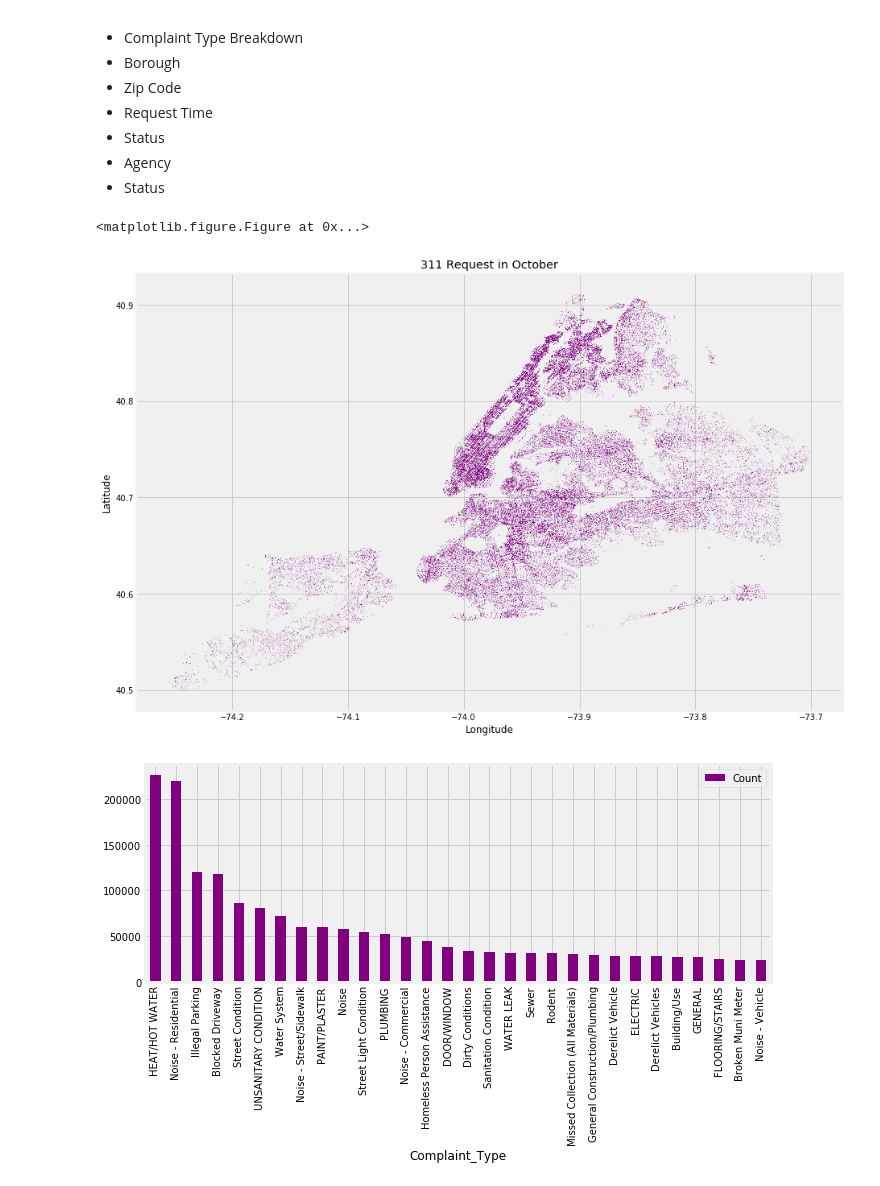
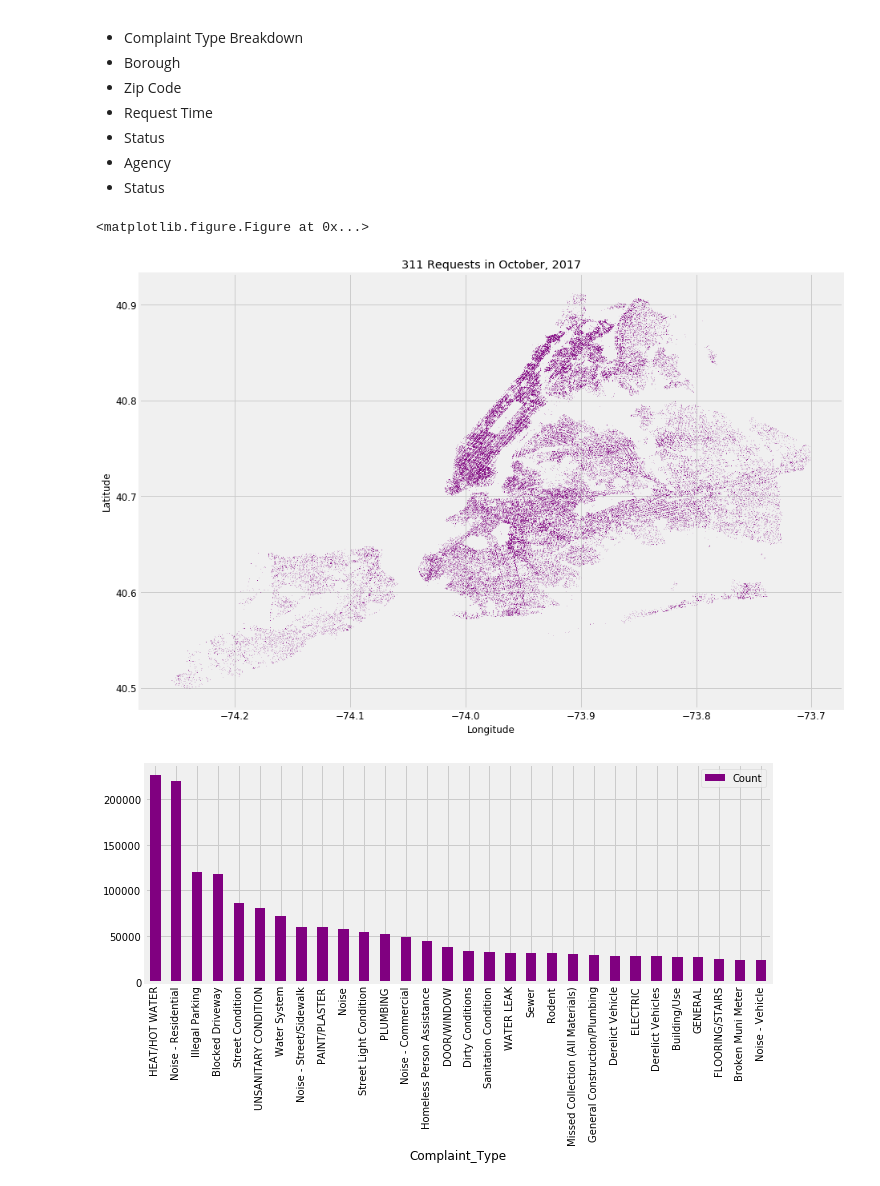
Before and after one commit to ianxxiao/civic_analytics, a Jupyter notebook: 311_Model.ipynb, the cells around one changed output. Saved outputs shown, nothing was run; the diff lists cells and outputs as text; code cells hidden in the pictures.

Commit message:
Updated Visual

```diff
--- a/311_Model.ipynb
+++ b/311_Model.ipynb
@@ -335,15 +335,16 @@ ADS[["Incident_Zip", "Complaint_Type", "Zhvi"]].sample(10)
 # %%
 figure(figsize=(14,8));
 
 ADS[(ADS.Open_Month == 10)].plot(kind='scatter',
                                 x='Longitude', y='Latitude',
                                 s=.04, alpha=.5,
                                 color = "purple",
                                 figsize=(14,10),
-                                title = "311 Request in October");
+                                title = "311 Requests in October, 2017",
+                                fontsize = 12);
 # %% [output]
 <matplotlib.figure.Figure at 0x...>
-[figure, old version]
+[figure, new version]
 # %%
 # Count Breakdown of Key Columns
 keyCol = ["Complaint_Type", "Borough", "Incident_Zip", "Open_Month", "Open_Hour", "Status",
```
Also changed, not shown: parts of 14 cells of this notebook.
